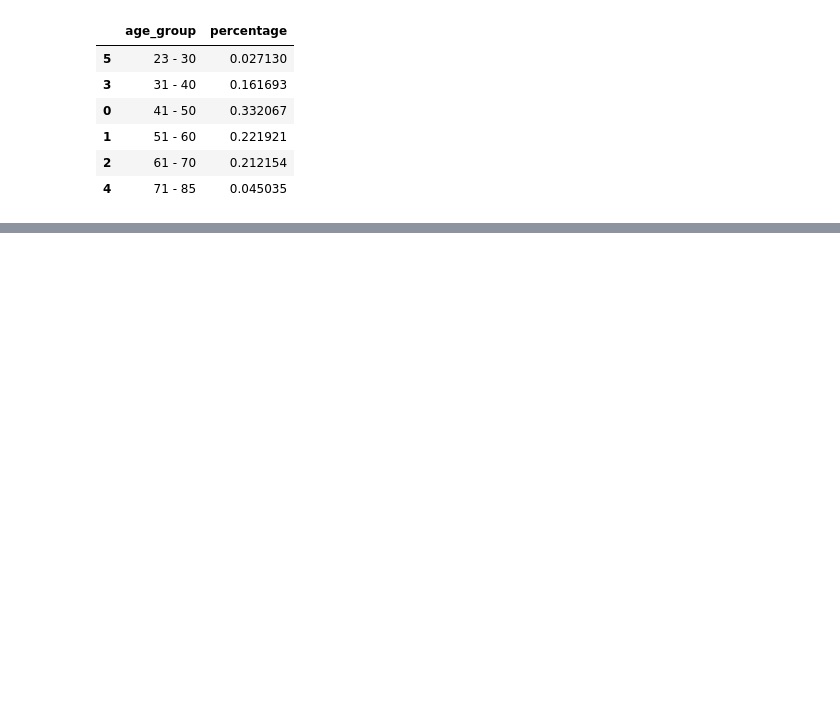
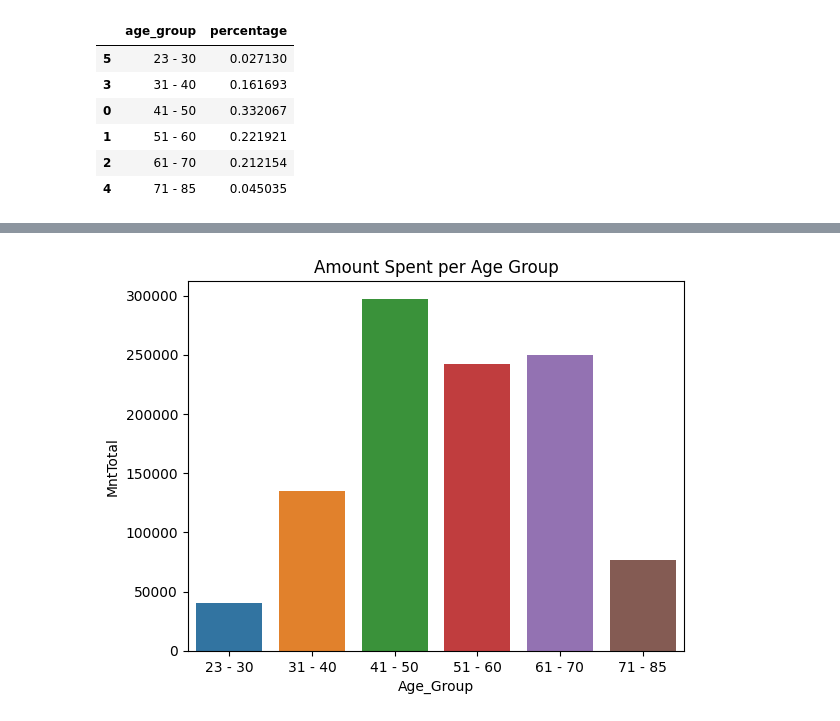
Before and after one commit to jgonzalez1015/Portfolio-Projects, a Jupyter notebook: Food Marketing Analysis Project/Food Marketing Analysis Project.ipynb, the cells around one changed output, grey strips where cells are left out. Cells and saved outputs as stored; diff of their text form; code cells hidden in the pictures; blank space fills up the shorter version.

```diff
--- a/Food Marketing Analysis Project/Food Marketing Analysis Project.ipynb
+++ b/Food Marketing Analysis Project/Food Marketing Analysis Project.ipynb
@@ -186,0 +174,9 @@ food.head()
+# %%
+grouped_food = food.groupby('Age_Group')['MntTotal'].sum().reset_index()
+
+sns.barplot(x = 'Age_Group', y = 'MntTotal', hue= 'Age_Group', data= grouped_food)
+
+plt.title('Amount Spent per Age Group')
+plt.show()
+# %% [output]
+[figure, added]
```
Also changed, not shown: parts of 35 cells of this notebook.
